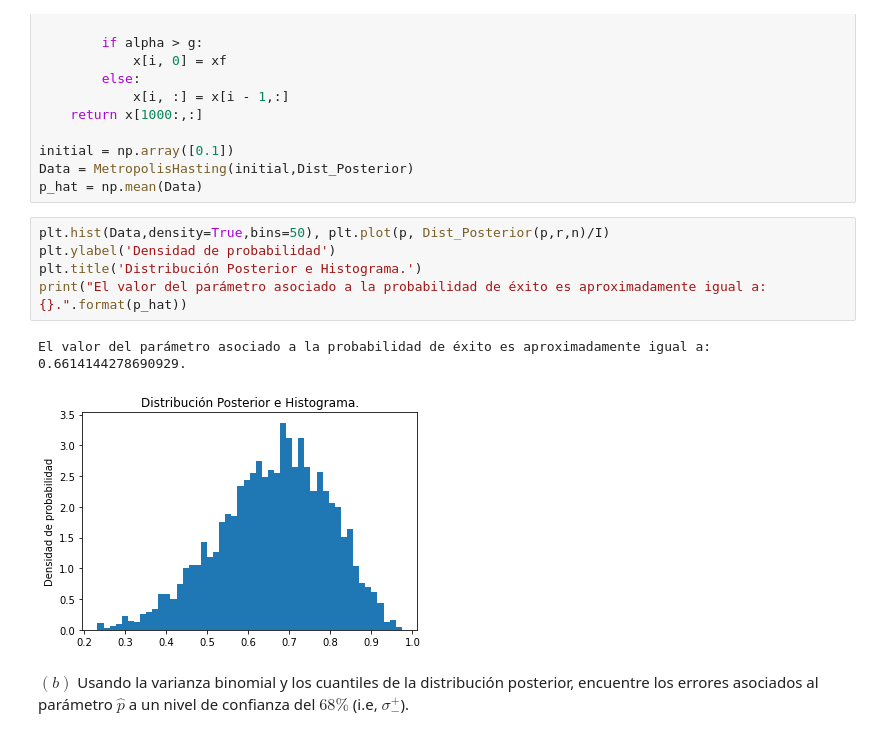
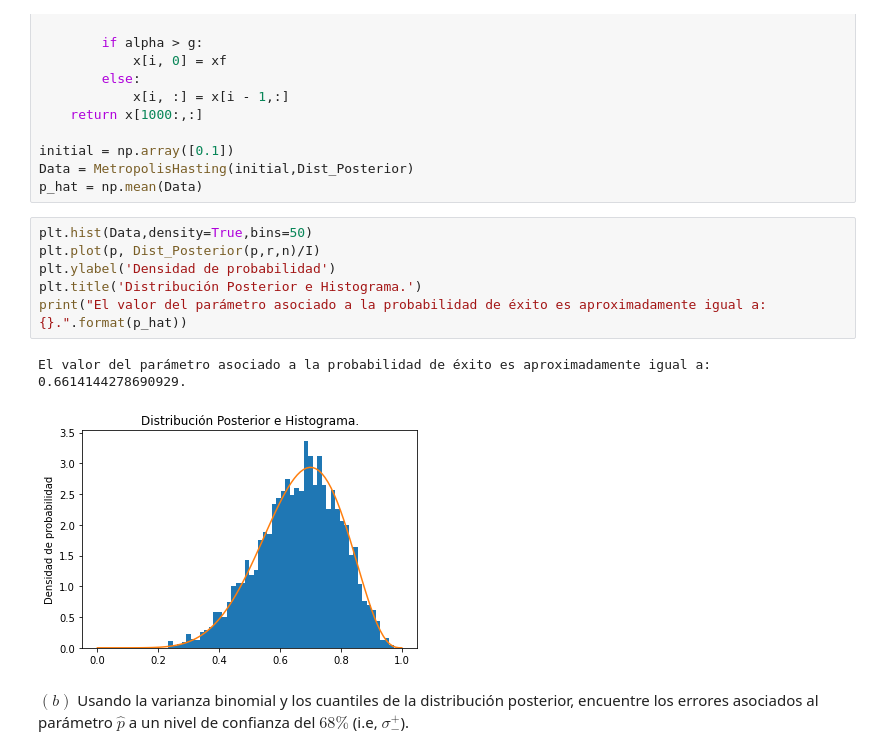
Before and after one commit to ThomasAnkhe/Metodos1_ClaudiaCuellar-ThomasAndrade, a Jupyter notebook: Cuarto Taller/Métodos_Taller4.ipynb, the cells around one changed output. Saved outputs shown, nothing was run; the diff lists cells and outputs as text.

```diff
--- a/Cuarto Taller/Métodos_Taller4.ipynb
+++ b/Cuarto Taller/Métodos_Taller4.ipynb
@@ -735,13 +729,14 @@ initial = np.array([0.1])
 Data = MetropolisHasting(initial,Dist_Posterior)
 p_hat = np.mean(Data)
 # %%
-plt.hist(Data,density=True,bins=50), plt.plot(p, Dist_Posterior(p,r,n)/I)
+plt.hist(Data,density=True,bins=50)
+plt.plot(p, Dist_Posterior(p,r,n)/I)
 plt.ylabel('Densidad de probabilidad')
 plt.title('Distribución Posterior e Histograma.')
 print("El valor del parámetro asociado a la probabilidad de éxito es aproximadamente igual a: {}.".format(p_hat))
 # %% [output]
 El valor del parámetro asociado a la probabilidad de éxito es aproximadamente igual a: 0.6614144278690929.
-[figure, old version]
+[figure, new version]
 # %% [markdown]
 $(b)$ Usando la varianza binomial y los cuantiles de la distribución posterior, encuentre los errores asociados al parámetro $\hat{p}$ a un nivel de confianza del $68\%$ (i.e, $\sigma^{+}_{-}$).
 # %%
```
Also changed, not shown: parts of 10 cells of this notebook.
